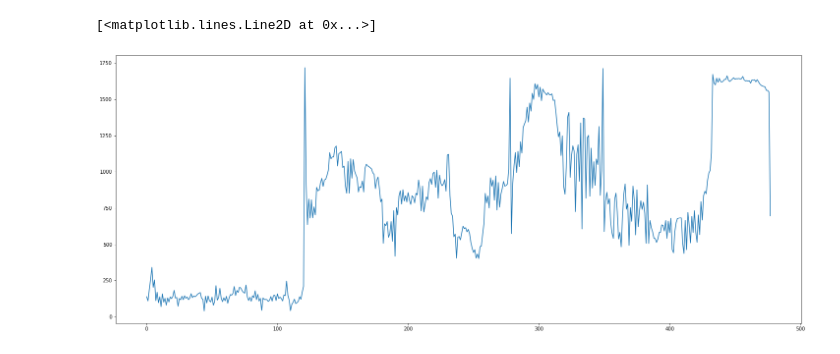
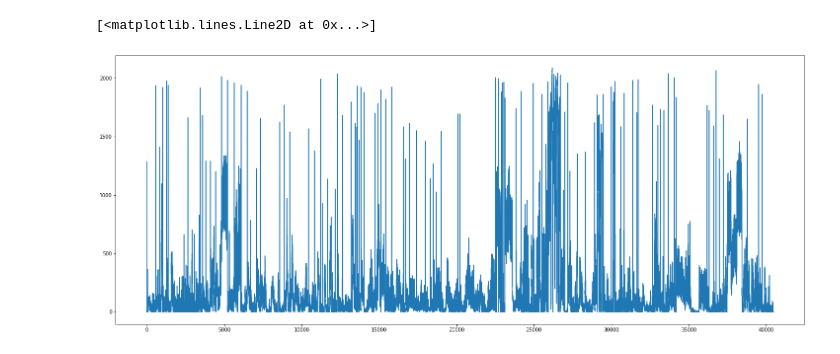
Before and after one commit to maldonadoq/image-processing, a Jupyter notebook: exercise/ex3/summarization.ipynb, the cells around one changed output. Cells and saved outputs as stored; diff of their text form; code cells hidden in the pictures.

```diff
--- a/exercise/ex3/summarization.ipynb
+++ b/exercise/ex3/summarization.ipynb
@@ -8,19 +44,37 @@ filename = './videos/gray/news.mp4'
 # %%
-def get_metrics(file, difference, params):
+def get_metrics(file, shots_size, difference, params, dtype='int16'):
     cap = cv.VideoCapture(file)
 
+    cols = int(cap.get(cv.CAP_PROP_FRAME_WIDTH))
+    rows = int(cap.get(cv.CAP_PROP_FRAME_HEIGHT))
+
+    shots = np.empty((shots_size + 1, rows, cols), dtype)
     metrics = []
 
     ret, frame = cap.read()
-    old_frame = frame[:,:,0]
+    first_frame = frame[:,:,0]
+    count = 1
 
     while(cap.isOpened()):
         ret, frame = cap.read()
         if ret:
             gray_frame = frame[:,:,0]
-            metrics.append(difference(gray_frame, old_frame, params))
-            old_frame = gray_frame
+            if count > shots_size:
+                shots[0] = first_frame
+                first_frame = shots[-1].copy()
+
+                # process shots
+                metrics += difference(shots, params)
+
+                shots[1] = gray_frame
+                count = 2
+            else:
+                shots[count] = gray_frame
+                count += 1
         else:
+            # process shots[:count,:,:]
+            shots[0] = first_frame
+            metrics += difference(shots[:count, :, :], params)
             cap.release()
             break
 
@@ -41,13 +81,0 @@ def diff_pixels2(frames, params):
-# %%
-def diff_blocks(frameA, frameB, params):
-    diff = np.abs(frameA - frameB)
-    diff = diff * diff
-
-    count = 0
-    for row in range(0, frameA.shape[0], params[0]):
-        for col in range(0, frameA.shape[1], params[0]):
-            root = np.sqrt(diff[row:row+params[0], col:col+params[0]].sum())
-            if root > params[1]:
-                count += 1
-
-    return count
@@ -109,10 +122,10 @@ save_metrics(filename, output_name, Y > 500)
 # %%
-Y = np.array(get_metrics(filename, diff_blocks, [8, 128], 'int32'))
+Y = np.array(get_metrics(gray_path + gray_filename, 512, diff_blocks, [8, 64, 128], 'int32'))
 X = range(len(Y))
 
-plt.figure(figsize=(25,10))
+plt.figure(figsize=(25, 10))
 plt.plot(X, Y)
 # %% [output]
 [<matplotlib.lines.Line2D at 0x...>]
-[figure, old version]
+[figure, new version]
 # %%
```
Also changed, not shown: parts of 20 cells of this notebook, 1 other file.
